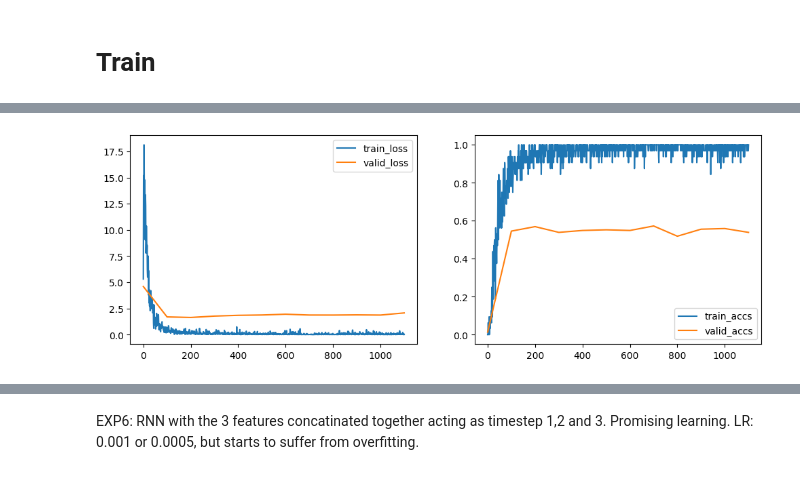
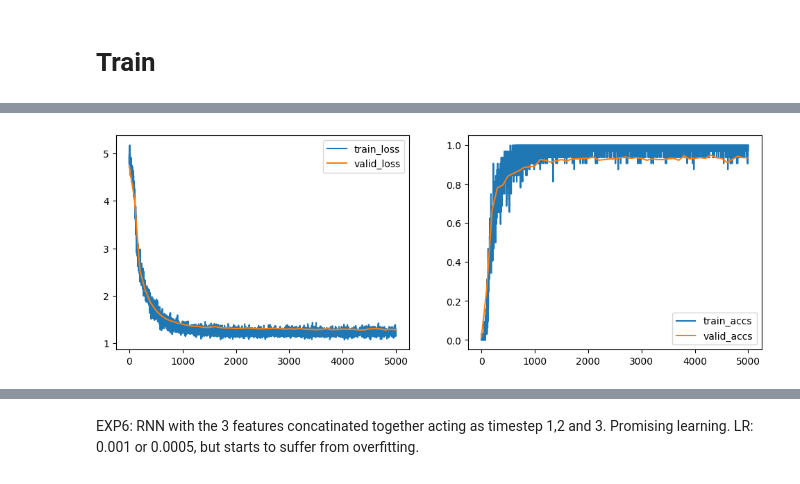
Before and after one commit to jalkestrup/dtu-deep-learning, a Jupyter notebook: 6_Mini_Project/6.1-EXE-Kaggle-Leaf-Challenge.ipynb, the cells around one changed output, grey strips where cells are left out. Cells and saved outputs as stored; diff of their text form; code cells hidden in the pictures.

```diff
--- a/6_Mini_Project/6.1-EXE-Kaggle-Leaf-Challenge.ipynb
+++ b/6_Mini_Project/6.1-EXE-Kaggle-Leaf-Challenge.ipynb
@@ -900,7 +680,6 @@ class Net(nn.Module):
         self.rnn_1 = nn.GRU(input_size=64, hidden_size=gru_hidden_size, num_layers=1, batch_first=True)
         self.layer_norm = nn.LayerNorm(gru_hidden_size)  # Layer normalization
         self.l_out = Linear(in_features=features_cat_size, out_features=NUM_CLASSES, bias=False)
-        self.softmax = torch.nn.Softmax(dim=0)
         self.dropout = nn.Dropout(p=0.5)  #
 
     def forward(self, x_img, x_margin, x_shape, x_texture):
@@ -1024,12 +1141,12 @@ img_transform = T.Compose([
 # %%
 # Setup settings for training
 VALIDATION_SIZE = 0.3 # 0.1 is ~ 100 samples for validation
-max_iter = 2000
+max_iter = 5000
 log_every = 100
 eval_every = 100
 
 # Early stopping settings
-patience = 10   # Number of validations to wait for improvement
+patience = 20   # Number of validations to wait for improvement
 best_val_loss = float('inf')  # Initialize to very high value
 no_improvement_count = 0      # Counter to keep track of epochs without improvement
 
@@ -1042,11 +1159,11 @@ if use_cuda:
 
 # Initialize a fresh optimizer
 learning_rate = 0.001
-optimizer = torch.optim.Adam(net.parameters(), lr=learning_rate, weight_decay=0.01)
+optimizer = torch.optim.Adam(net.parameters(), lr=learning_rate, weight_decay=0.001)
 
 # Initialize the loss function
-#criterion = nn.CrossEntropyLoss(label_smoothing=0.1)
-criterion = nn.CrossEntropyLoss()
+criterion = nn.CrossEntropyLoss(label_smoothing=0.1)
+#criterion = nn.CrossEntropyLoss()
 
 # Clear previous training logs
 train_iter = []
@@ -1059,16 +1176,6 @@ valid_loss, valid_accs = [], []
 def get_labels(batch):
     return get_variable(Variable(torch.from_numpy(batch['ts']).long()))
 
-"""
-# Function to get input
-def get_input(batch):
-    return {
-        'x_img': get_variable(Variable(torch.from_numpy(batch['images']))),
-        'x_margin': get_variable(Variable(torch.from_numpy(batch['margins']))),
-        'x_shape': get_variable(Variable(torch.from_numpy(batch['shapes']))),
-        'x_texture': get_variable(Variable(torch.from_numpy(batch['textures'])))
-    }
-"""
 
 def get_input(batch, data_augment=True):
     if data_augment:
@@ -1142,32 +1249,32 @@ for i, batch_train in enumerate(batch_gen.gen_train()):
     train_loss.append(float(get_numpy(batch_loss)))
     train_accs.append(float(get_numpy(accuracy(output['out'], labels_argmax))))
 
     optimizer.zero_grad()
     batch_loss.backward()
 
     # Added gradient clip as per recommendation from lecture video
-    #torch.nn.utils.clip_grad_norm_(net.parameters(), max_norm=1.0)  # Clipping gradients by norm
+    torch.nn.utils.clip_grad_norm_(net.parameters(), max_norm=1.0)  # Clipping gradients by norm
 
 
     optimizer.step()
 
     # Log i figure
     if i % log_every == 0:
         fig = plt.figure(figsize=(12,4))
         plt.subplot(1, 2, 1)
         plt.plot(train_iter, train_loss, label='train_loss')
         plt.plot(valid_iter, valid_loss, label='valid_loss')
         plt.legend()
 
         plt.subplot(1, 2, 2)
         plt.plot(train_iter, train_accs, label='train_accs')
         plt.plot(valid_iter, valid_accs, label='valid_accs')
         plt.legend()
         plt.show()
         clear_output(wait=True)
 #         print("Train, it: {} loss: {:.2f} accs: {:.2f}".format(i, train_loss[-1], train_accs[-1]))
 
     if max_iter < i:
         break
 # %% [output]
-[figure, old version]
+[figure, new version]
```
Also changed, not shown: parts of 31 cells of this notebook, 2 other files.
